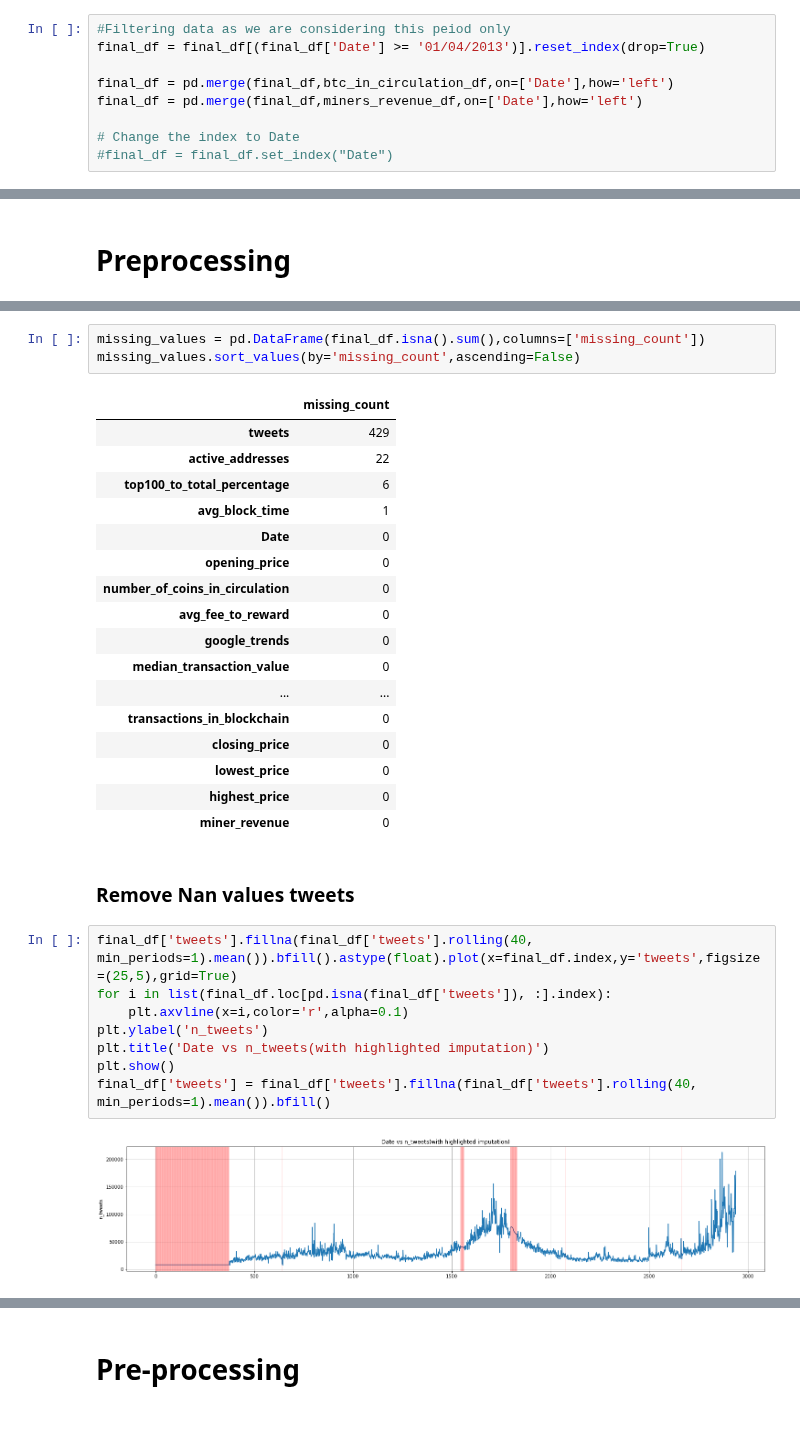
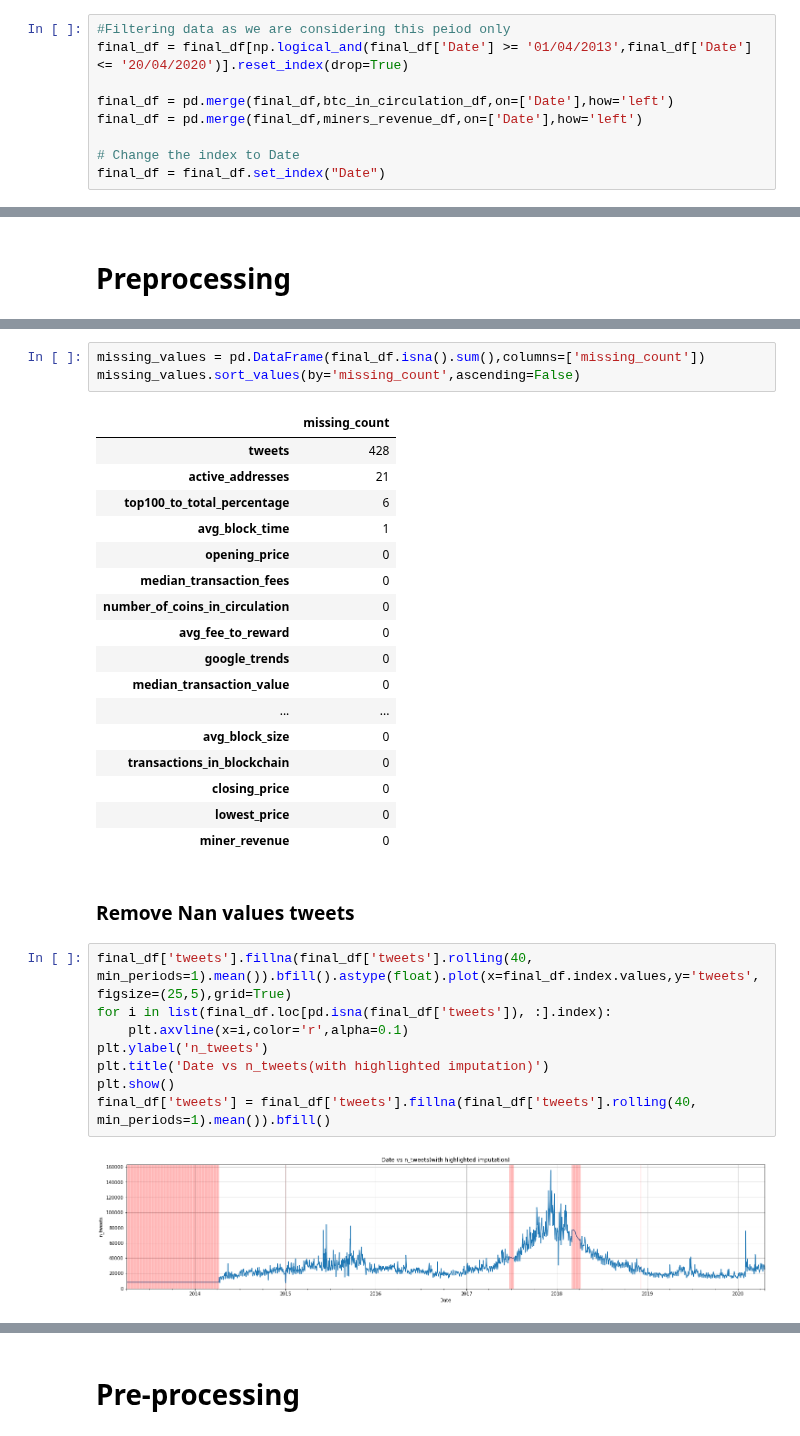
Before and after one commit to rafaelbrutti/MVA, a Jupyter notebook: ML - Time Series/Time-series forecasting of Bitcoin Prices/project.ipynb, the cells around one changed output, grey strips where cells are left out. Cells and saved outputs as stored; diff of their text form.

```diff
--- a/ML - Time Series/Time-series forecasting of Bitcoin Prices/project.ipynb
+++ b/ML - Time Series/Time-series forecasting of Bitcoin Prices/project.ipynb
@@ -326,13 +326,13 @@ miners_revenue_df = quandl.get("BCHAIN/MIREV",authtoken='9ztFCcK4_e1xGo_gjzK7')
 miners_revenue_df = miners_revenue_df.rename(columns={'Value': 'miner_revenue'})
 # %%
 #Filtering data as we are considering this peiod only
-final_df = final_df[(final_df['Date'] >= '01/04/2013')].reset_index(drop=True)
+final_df = final_df[np.logical_and(final_df['Date'] >= '01/04/2013',final_df['Date'] <= '20/04/2020')].reset_index(drop=True)
 
 final_df = pd.merge(final_df,btc_in_circulation_df,on=['Date'],how='left')
 final_df = pd.merge(final_df,miners_revenue_df,on=['Date'],how='left')
 
 # Change the index to Date
-#final_df = final_df.set_index("Date")
+final_df = final_df.set_index("Date")
 # %%
 #
 # %%
@@ -396,34 +382,34 @@ missing_values = pd.DataFrame(final_df.isna().sum(),columns=['missing_count'])
 missing_values.sort_values(by='missing_count',ascending=False)
 # %% [output]
 |  | missing_count |
-| tweets | 429 |
-| active_addresses | 22 |
+| tweets | 428 |
+| active_addresses | 21 |
 | top100_to_total_percentage | 6 |
 | avg_block_time | 1 |
-| Date | 0 |
 | opening_price | 0 |
+| median_transaction_fees | 0 |
 | number_of_coins_in_circulation | 0 |
 | avg_fee_to_reward | 0 |
 | google_trends | 0 |
 | median_transaction_value | 0 |
 | ... | ... |
+| avg_block_size | 0 |
 | transactions_in_blockchain | 0 |
 | closing_price | 0 |
 | lowest_price | 0 |
-| highest_price | 0 |
 | miner_revenue | 0 |
 # %% [markdown]
 ### Remove Nan values tweets
 # %%
-final_df['tweets'].fillna(final_df['tweets'].rolling(40, min_periods=1).mean()).bfill().astype(float).plot(x=final_df.index,y='tweets',figsize=(25,5),grid=True)
+final_df['tweets'].fillna(final_df['tweets'].rolling(40, min_periods=1).mean()).bfill().astype(float).plot(x=final_df.index.values,y='tweets',figsize=(25,5),grid=True)
 for i in list(final_df.loc[pd.isna(final_df['tweets']), :].index):
     plt.axvline(x=i,color='r',alpha=0.1)
 plt.ylabel('n_tweets')
 plt.title('Date vs n_tweets(with highlighted imputation)')
 plt.show()
 final_df['tweets'] = final_df['tweets'].fillna(final_df['tweets'].rolling(40, min_periods=1).mean()).bfill()
 # %% [output]
-[figure, old version]
+[figure, new version]
 # %%
 missing_values = pd.DataFrame(final_df.isna().sum(),columns=['missing_count'])
 missing_values.sort_values(by='missing_count',ascending=False)[np.logical_or(missing_values["missing_count"]>0,missing_values.index == "tweets")]
```
Also changed, not shown: parts of 10 cells of this notebook.
